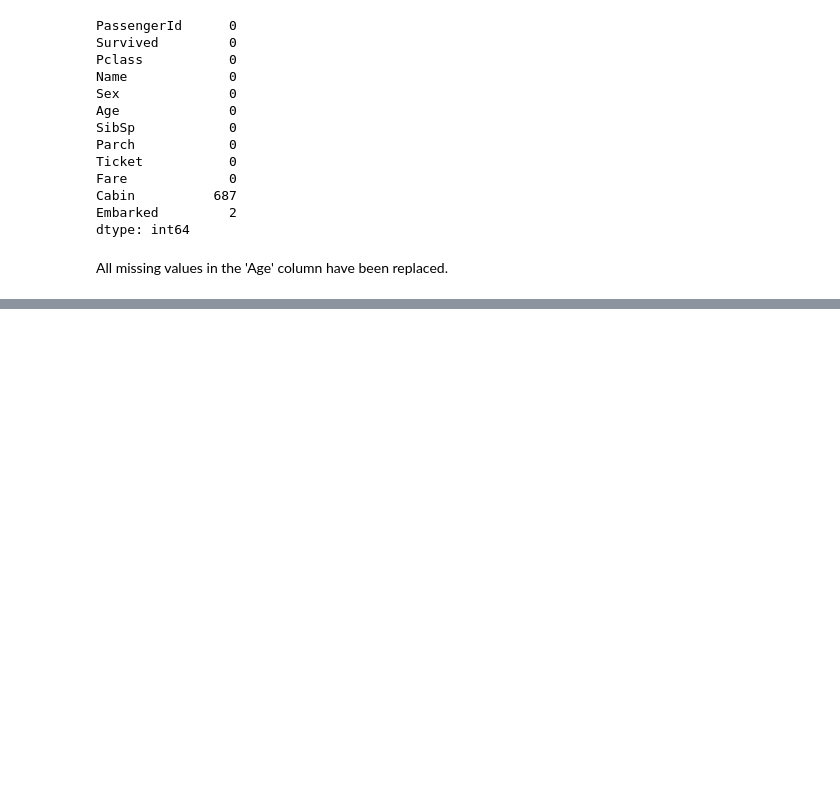
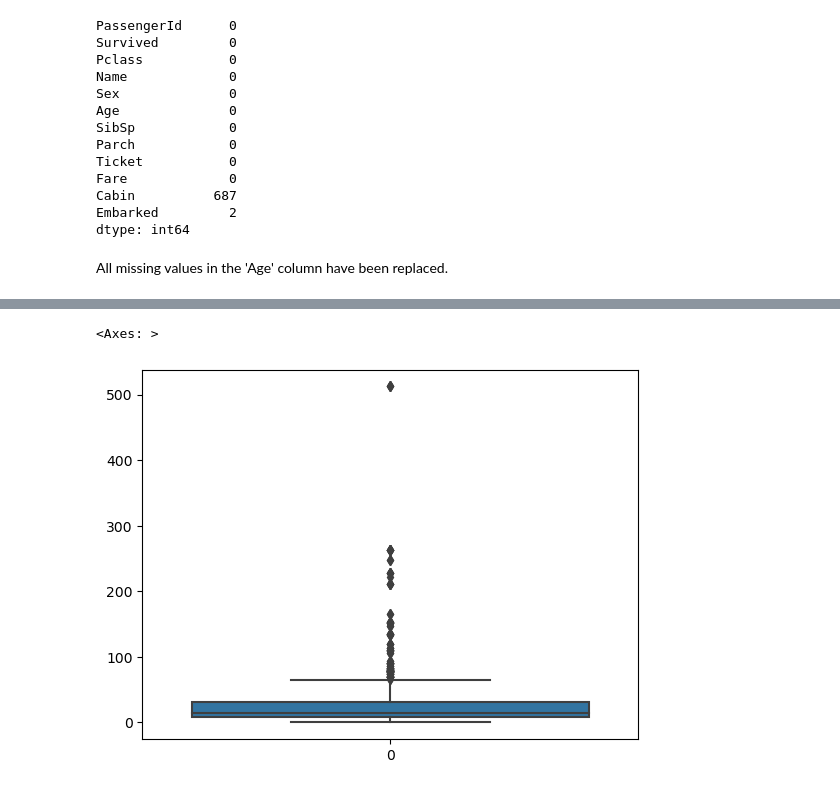
Before and after one commit to IBokiy/ML, a Jupyter notebook: Untitled2.ipynb, the cells around one changed output, grey strips where cells are left out. Cells and saved outputs as stored; diff of their text form; code cells hidden in the pictures; blank space fills up the shorter version.

```diff
--- a/Untitled2.ipynb
+++ b/Untitled2.ipynb
@@ -300,0 +363,5 @@ All missing values in the 'Age' column have been replaced.
+# %%
+sns.boxplot(titanic['Fare'])
+# %% [output]
+<Axes: >
+[figure, added]
```
Also changed, not shown: parts of 24 cells of this notebook.
